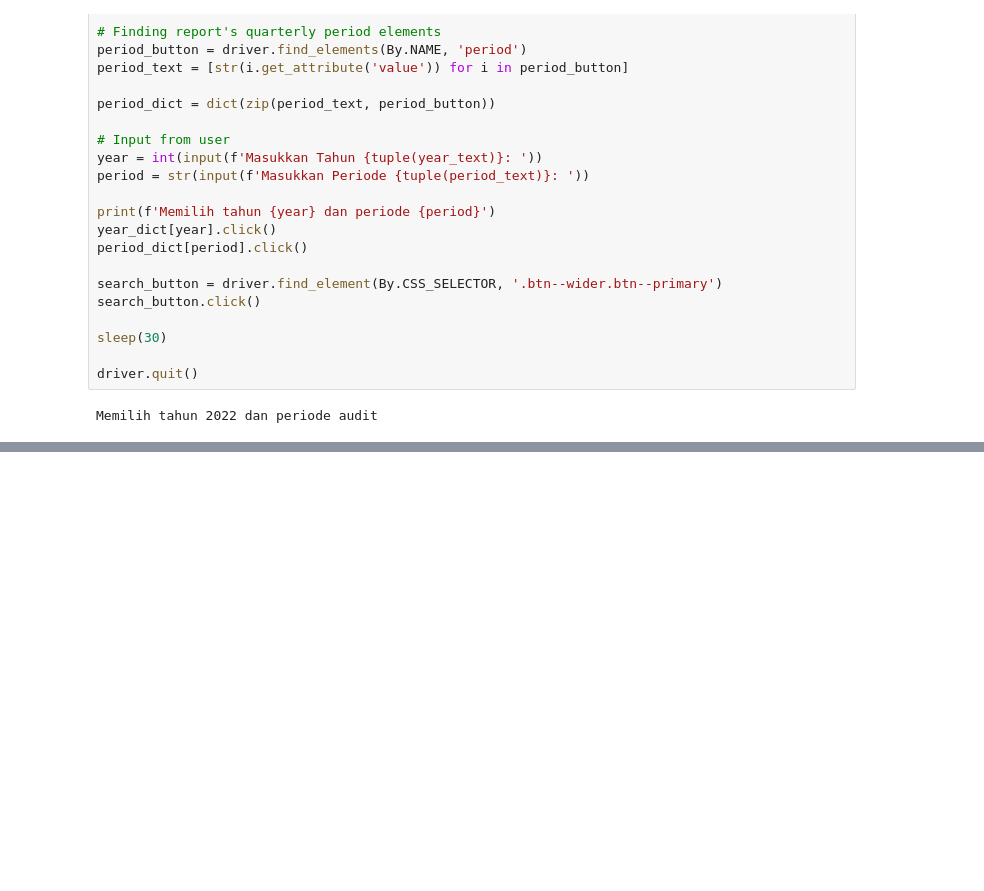
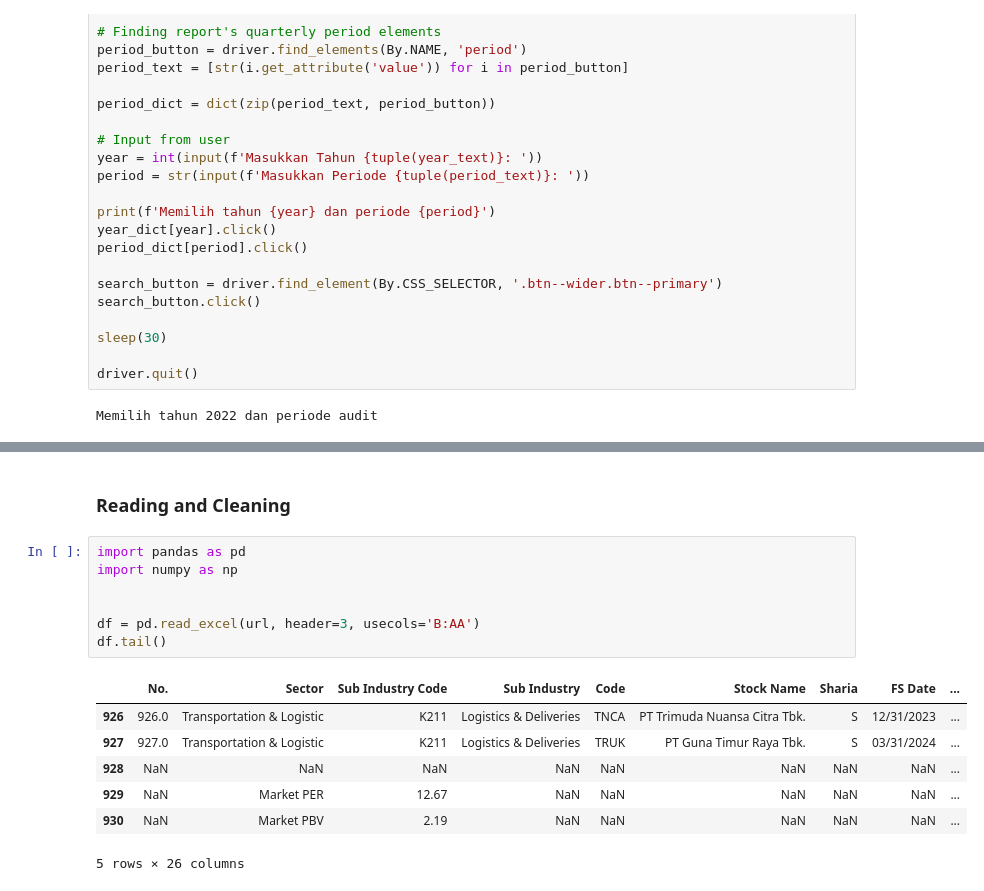
Before and after one commit to Daffin-TW/Project-AWU-AgentSaham, a Jupyter notebook: scripts/scrapping.ipynb, the cells around one changed output, grey strips where cells are left out. Cells and saved outputs as stored; diff of their text form; blank space fills up the shorter version.

```diff
--- a/scripts/scrapping.ipynb
+++ b/scripts/scrapping.ipynb
@@ -43,0 +190,17 @@ Memilih tahun 2022 dan periode audit
+# %% [markdown]
+### Reading and Cleaning
+# %%
+import pandas as pd
+import numpy as np
+
+
+df = pd.read_excel(url, header=3, usecols='B:AA')
+df.tail()
+# %% [output]
+|  | No. | Sector | Sub Industry Code | Sub Industry | Code | Stock Name | Sharia | FS Date | ... |
+| 926 | 926.0 | Transportation & Logistic | K211 | Logistics & Deliveries | TNCA | PT Trimuda Nuansa Citra Tbk. | S | 12/31/2023 | ... |
+| 927 | 927.0 | Transportation & Logistic | K211 | Logistics & Deliveries | TRUK | PT Guna Timur Raya Tbk. | S | 03/31/2024 | ... |
+| 928 | NaN | NaN | NaN | NaN | NaN | NaN | NaN | NaN | ... |
+| 929 | NaN | Market PER | 12.67 | NaN | NaN | NaN | NaN | NaN | ... |
+| 930 | NaN | Market PBV | 2.19 | NaN | NaN | NaN | NaN | NaN | ... |
+5 rows × 26 columns
```
Also changed, not shown: parts of 21 cells of this notebook, 4 other files.
